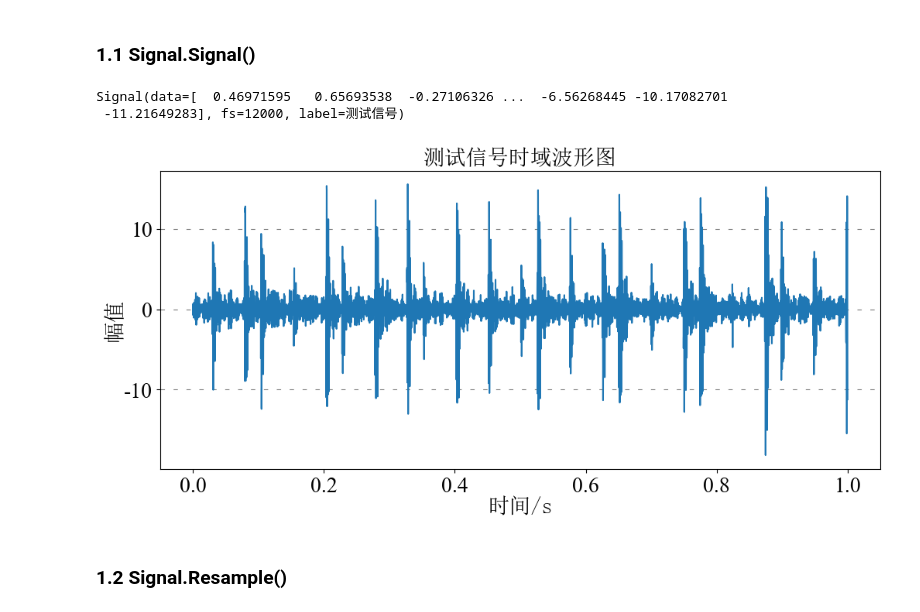
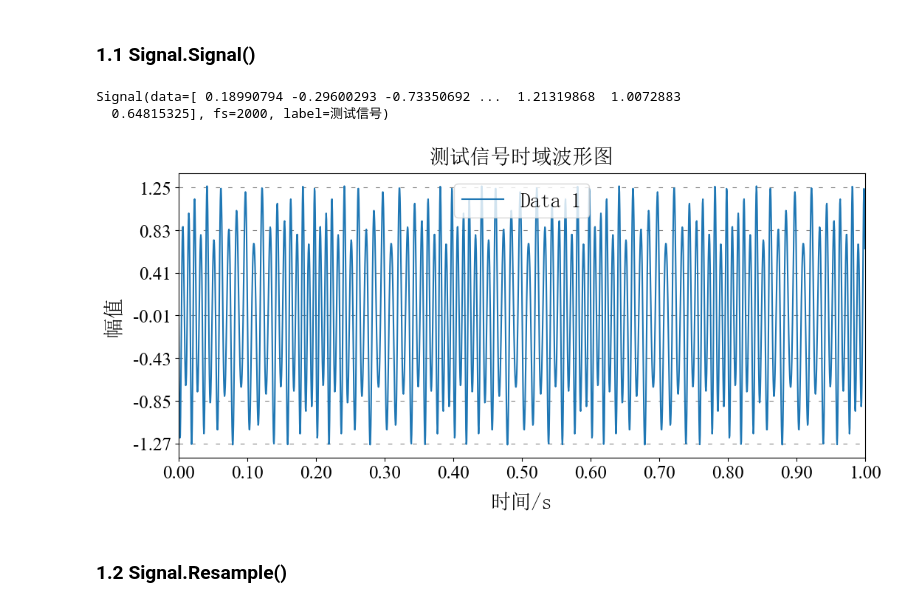
Before and after one commit to xcw1129/PySP, a Jupyter notebook: test.ipynb, the cells around one changed output. Drawn from its saved outputs; the diff is of its cells as text; code cells hidden in the pictures.

```diff
--- a/test.ipynb
+++ b/test.ipynb
@@ -153,3 +17,13 @@ fs=int(DataSet['采样频率'][0])
+# %%
+import numpy as np
+
+fs=2000
+t= np.arange(0,1,1/fs)
+A = (1+0.3*np.cos(2*np.pi*50*t))
+IF= 100*(1+0.2*np.cos(2*np.pi*5*t))
+Phase= np.cumsum(2*np.pi*IF)*(1/fs)+ np.pi/3
+Data = A*np.cos(Phase)
+del t, A, IF, Phase
 # %% [markdown]
 ## 1. Signal模块测试
 # %% [markdown]
@@ -157,16 +31,14 @@ fs=int(DataSet['采样频率'][0])
 # %%
 from PySP.Signal import Signal
 
-try:
-    res = Signal(data=Data, fs=fs, label="测试信号")
-    print(repr(res))
-    res.plot()
-except Exception as e:
-    print(e)
+
+res = Signal(data=Data, fs=fs, label="测试信号")
+print(repr(res))
+res.plot()
 # %% [output]
-Signal(data=[  0.46971595   0.65693538  -0.27106326 ...  -6.56268445 -10.17082701
- -11.21649283], fs=12000, label=测试信号)
+Signal(data=[ 0.18990794 -0.29600293 -0.73350692 ...  1.21319868  1.0072883
+  0.64815325], fs=2000, label=测试信号)
-[figure, old version]
+[figure, new version]
 # %% [markdown]
 ### 1.2 Signal.Resample()
 # %%
```
Also changed, not shown: parts of 6 cells of this notebook, 21 other files.
